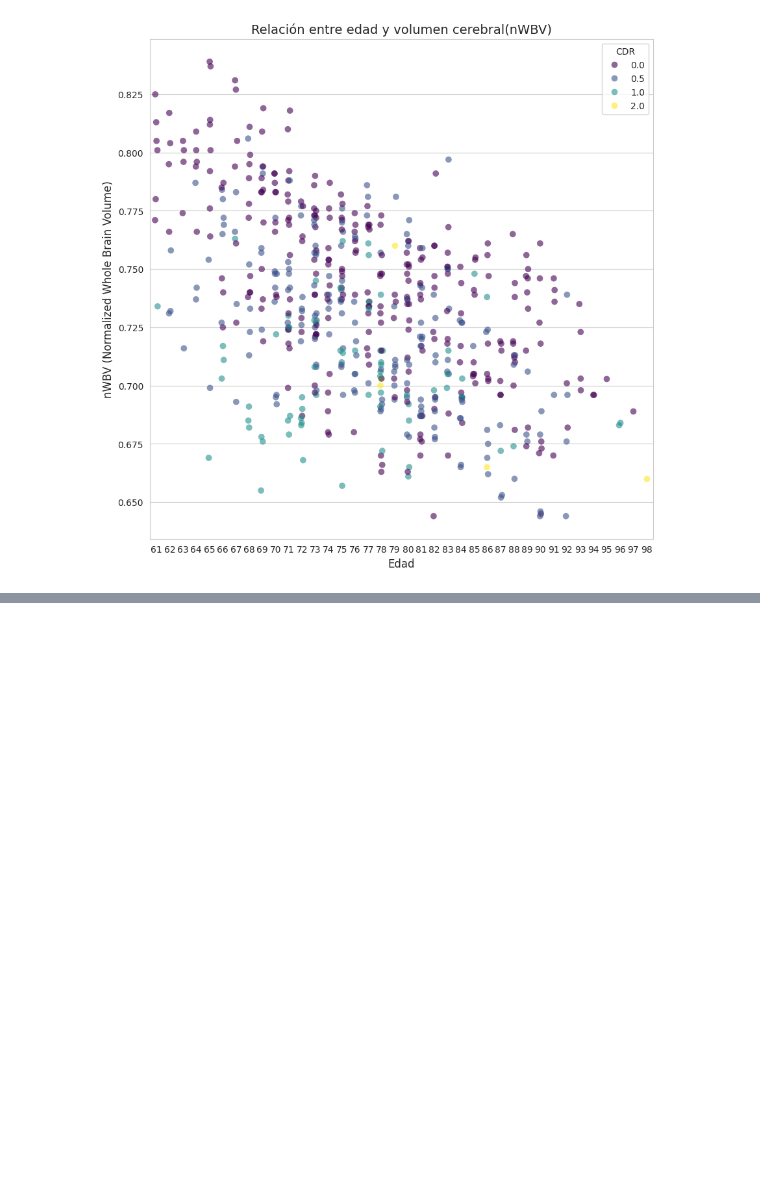
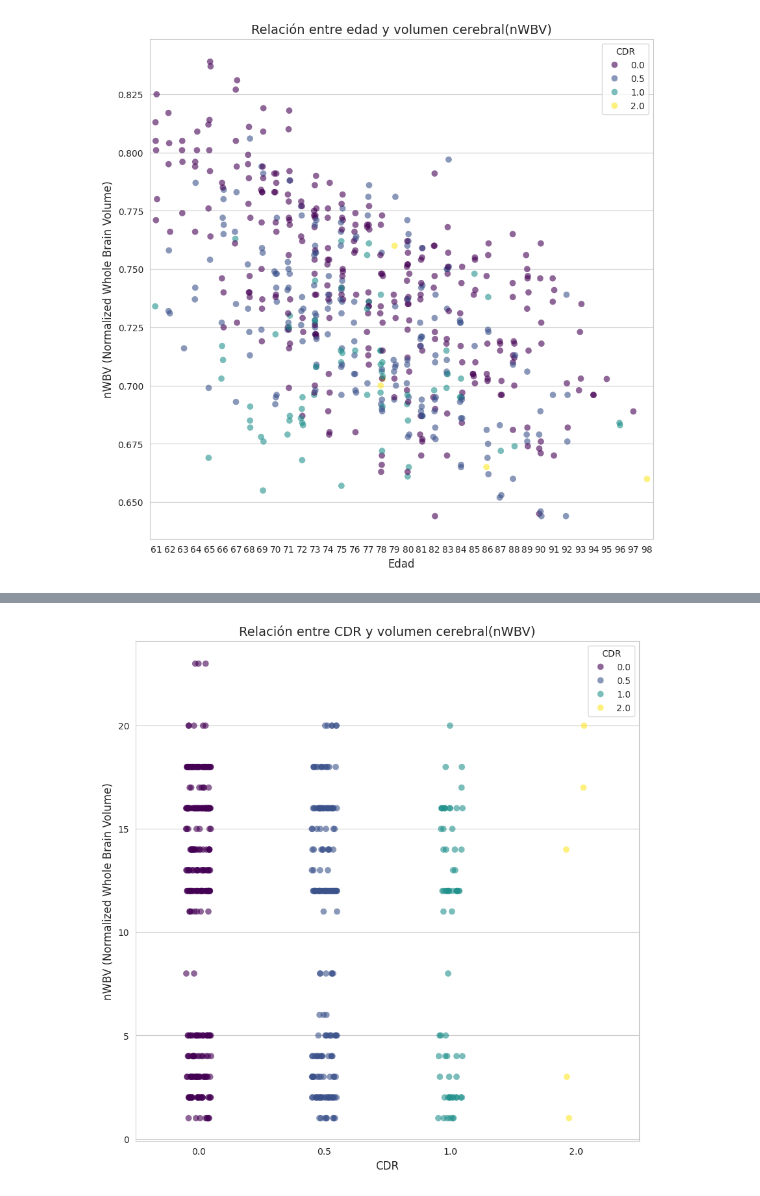
Before and after one commit to felipe0435/Proyecto-2-Mineria-de-datos, a Jupyter notebook: analisis.ipynb, the cells around one changed output, grey strips where cells are left out. Cells and saved outputs as stored; diff of their text form; code cells hidden in the pictures; blank space fills up the shorter version.

```diff
--- a/analisis.ipynb
+++ b/analisis.ipynb
@@ -581,0 +655,16 @@ plt.show()
+# %%
+plt.figure(figsize=(10, 10))
+sns.set_style("whitegrid")
+df['Decade'] = (df['Age'] // 10) * 10
+sns.stripplot(x='CDR', y='Educ', data=df_60,
+              hue='CDR', legend=True,palette='viridis',
+              alpha=0.6, size=7, jitter=True)
+
+
+plt.title('Relación entre CDR y volumen cerebral(nWBV)', fontsize=14)
+plt.xlabel('CDR', fontsize=12)
+plt.ylabel('nWBV (Normalized Whole Brain Volume)', fontsize=12)
+
+plt.show()
+# %% [output]
+[figure, added]
```
Also changed, not shown: parts of 30 cells of this notebook, 1 other file.
